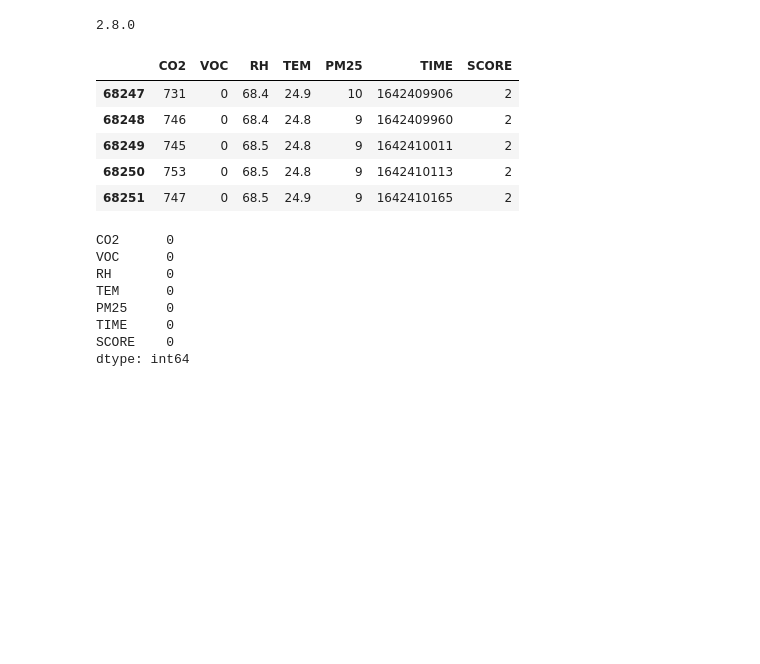
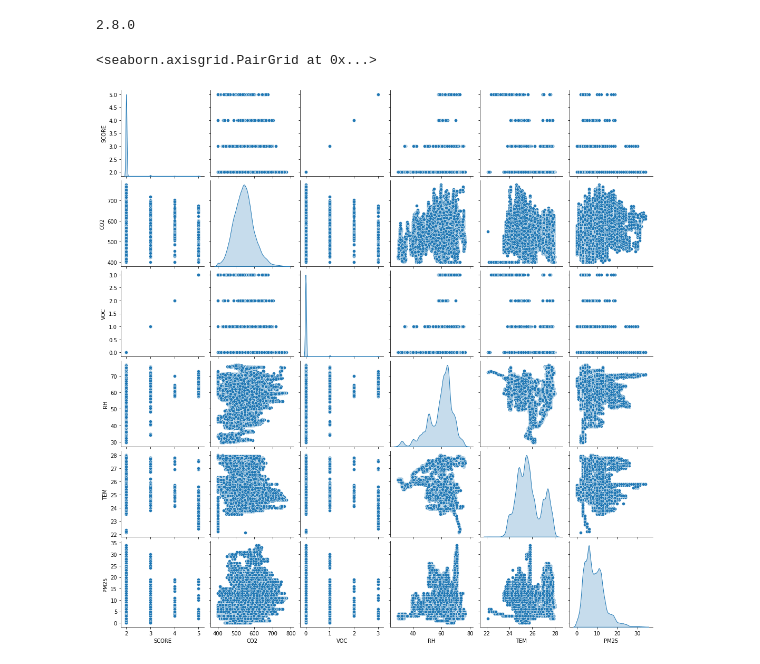
Before and after one commit to jackyyyyys/aqdata, a Jupyter notebook: code/test_train.ipynb, the cells around one changed output. Saved outputs shown, nothing was run; the diff lists cells and outputs as text; code cells hidden in the pictures; blank space fills up the shorter version.

Commit message:
more into train

```diff
--- a/code/test_train.ipynb
+++ b/code/test_train.ipynb
@@ -25,24 +25,8 @@ sensor = 1
 csv = f"../{sensors[0]}-processed.csv"
 # %%
 raw_dataset = pd.read_csv(csv)
+dataset = raw_dataset.copy()
+dataset = dataset.drop('TIME', axis=1)
-# %%
-dataset = raw_dataset.copy()
-dataset.tail()
-# %% [output]
-|  | CO2 | VOC | RH | TEM | PM25 | TIME | SCORE |
-| 68247 | 731 | 0 | 68.4 | 24.9 | 10 | 1642409906 | 2 |
-| 68248 | 746 | 0 | 68.4 | 24.8 | 9 | 1642409960 | 2 |
-| 68249 | 745 | 0 | 68.5 | 24.8 | 9 | 1642410011 | 2 |
-| 68250 | 753 | 0 | 68.5 | 24.8 | 9 | 1642410113 | 2 |
-| 68251 | 747 | 0 | 68.5 | 24.9 | 9 | 1642410165 | 2 |
 # %%
 dataset.isna().sum()
+dataset = dataset.dropna()
-# %% [output]
-CO2      0
-VOC      0
-RH       0
-TEM      0
-PM25     0
-TIME     0
-SCORE    0
-dtype: int64
@@ -50,0 +33,8 @@ dataset = dataset.dropna()
+# %%
+train_dataset = dataset.sample(frac=0.8, random_state=0)
+test_dataset = dataset.drop(train_dataset.index)
+# %%
+sns.pairplot(train_dataset[['SCORE', 'CO2', 'VOC', 'RH', 'TEM', 'PM25']], diag_kind='kde')
+# %% [output]
+<seaborn.axisgrid.PairGrid at 0x...>
+[figure, added]
```
Also changed, not shown: parts of 16 cells of this notebook.
